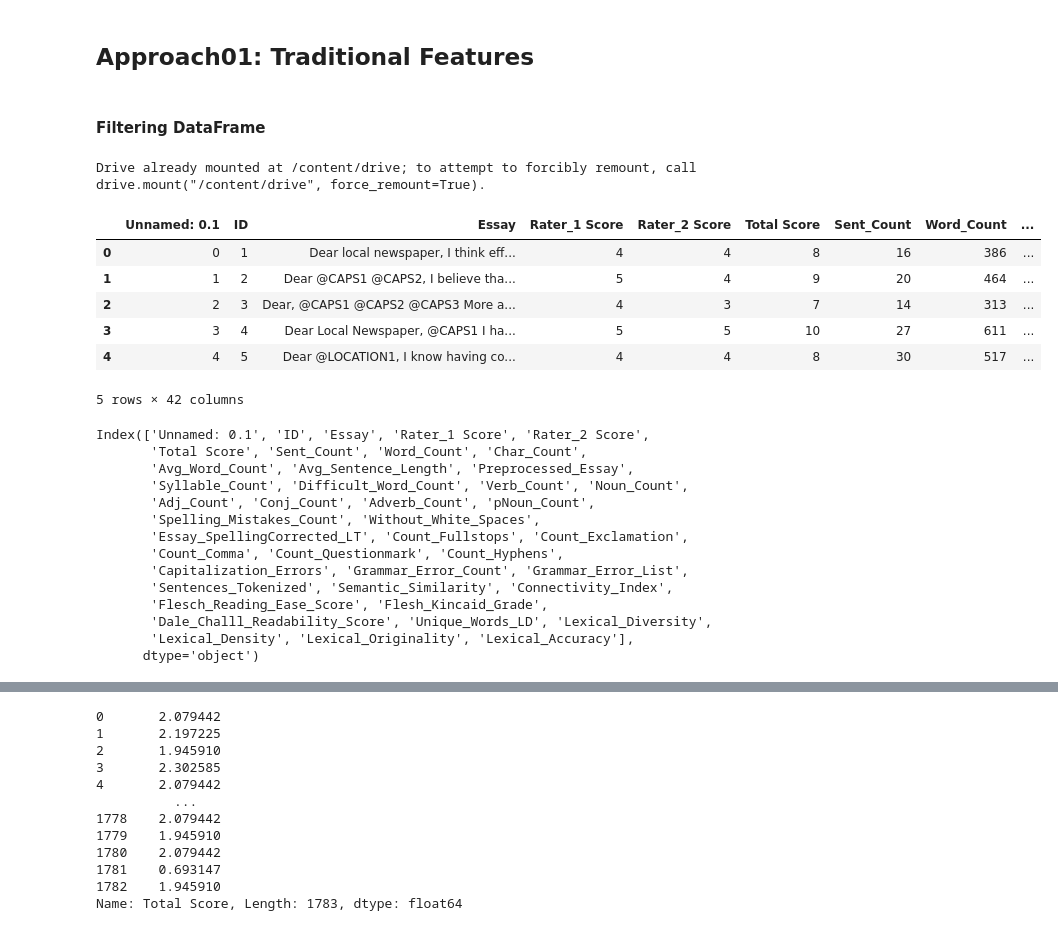
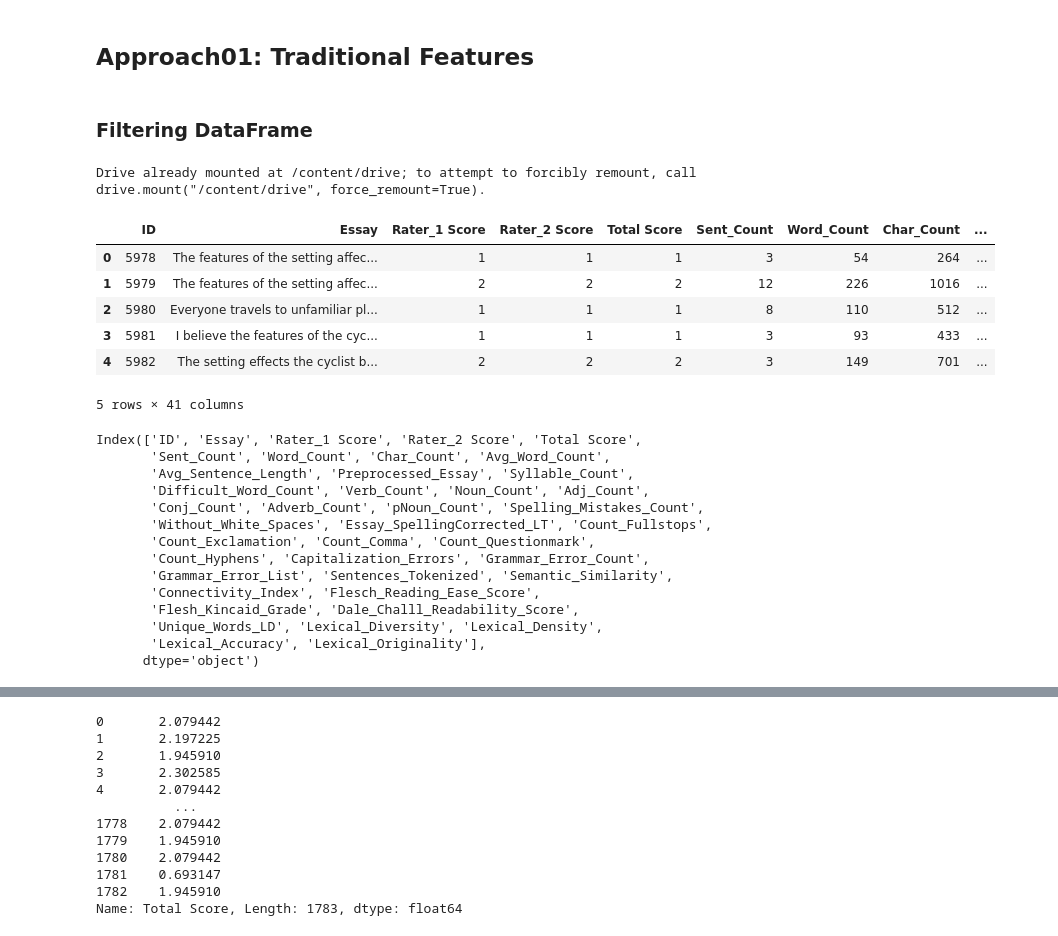
Before and after one commit to mustafabawany/IntelliTech, a Jupyter notebook: Model_Training.ipynb, the cells around one changed output, grey strips where cells are left out. Drawn from its saved outputs; the diff is of its cells as text; code cells hidden in the pictures.

```diff
--- a/Model_Training.ipynb
+++ b/Model_Training.ipynb
@@ -51,35 +48,35 @@ from mlxtend.feature_selection import SequentialFeatureSelector as SFS   #Forwar
 # %% [markdown]
 ## **Approach01: Traditional Features**
 # %% [markdown]
-#### **Filtering DataFrame**
+### **Filtering DataFrame**
 # %%
 from google.colab import drive
 drive.mount('/content/drive')
-df_train = pd.read_csv("/content/drive/My Drive/IntelliTech-DataSet/EssaySet01_Features.csv", index_col =0)
+df_train = pd.read_csv("/content/drive/My Drive/IntelliTech-DataSet/Features/EssaySet03_Features.csv", index_col =0)
 df_train.head()
 # %% [output]
 Drive already mounted at /content/drive; to attempt to forcibly remount, call drive.mount("/content/drive", force_remount=True).
-|  | Unnamed: 0.1 | ID | Essay | Rater_1 Score | Rater_2 Score | Total Score | Sent_Count | Word_Count | ... |
-| 0 | 0 | 1 | Dear local newspaper, I think eff... | 4 | 4 | 8 | 16 | 386 | ... |
-| 1 | 1 | 2 | Dear @CAPS1 @CAPS2, I believe tha... | 5 | 4 | 9 | 20 | 464 | ... |
-| 2 | 2 | 3 | Dear, @CAPS1 @CAPS2 @CAPS3 More a... | 4 | 3 | 7 | 14 | 313 | ... |
-| 3 | 3 | 4 | Dear Local Newspaper, @CAPS1 I ha... | 5 | 5 | 10 | 27 | 611 | ... |
-| 4 | 4 | 5 | Dear @LOCATION1, I know having co... | 4 | 4 | 8 | 30 | 517 | ... |
+|  | ID | Essay | Rater_1 Score | Rater_2 Score | Total Score | Sent_Count | Word_Count | Char_Count | ... |
+| 0 | 5978 | The features of the setting affec... | 1 | 1 | 1 | 3 | 54 | 264 | ... |
+| 1 | 5979 | The features of the setting affec... | 2 | 2 | 2 | 12 | 226 | 1016 | ... |
+| 2 | 5980 | Everyone travels to unfamiliar pl... | 1 | 1 | 1 | 8 | 110 | 512 | ... |
+| 3 | 5981 | I believe the features of the cyc... | 1 | 1 | 1 | 3 | 93 | 433 | ... |
+| 4 | 5982 | The setting effects the cyclist b... | 2 | 2 | 2 | 3 | 149 | 701 | ... |
-5 rows × 42 columns
+5 rows × 41 columns
 # %%
 df_train.columns
 # %% [output]
-Index(['Unnamed: 0.1', 'ID', 'Essay', 'Rater_1 Score', 'Rater_2 Score',
-       'Total Score', 'Sent_Count', 'Word_Count', 'Char_Count',
-       'Avg_Word_Count', 'Avg_Sentence_Length', 'Preprocessed_Essay',
-       'Syllable_Count', 'Difficult_Word_Count', 'Verb_Count', 'Noun_Count',
-       'Adj_Count', 'Conj_Count', 'Adverb_Count', 'pNoun_Count',
-       'Spelling_Mistakes_Count', 'Without_White_Spaces',
-       'Essay_SpellingCorrected_LT', 'Count_Fullstops', 'Count_Exclamation',
-       'Count_Comma', 'Count_Questionmark', 'Count_Hyphens',
-       'Capitalization_Errors', 'Grammar_Error_Count', 'Grammar_Error_List',
-       'Sentences_Tokenized', 'Semantic_Similarity', 'Connectivity_Index',
-       'Flesch_Reading_Ease_Score', 'Flesh_Kincaid_Grade',
-       'Dale_Challl_Readability_Score', 'Unique_Words_LD', 'Lexical_Diversity',
-       'Lexical_Density', 'Lexical_Originality', 'Lexical_Accuracy'],
+Index(['ID', 'Essay', 'Rater_1 Score', 'Rater_2 Score', 'Total Score',
+       'Sent_Count', 'Word_Count', 'Char_Count', 'Avg_Word_Count',
+       'Avg_Sentence_Length', 'Preprocessed_Essay', 'Syllable_Count',
+       'Difficult_Word_Count', 'Verb_Count', 'Noun_Count', 'Adj_Count',
+       'Conj_Count', 'Adverb_Count', 'pNoun_Count', 'Spelling_Mistakes_Count',
+       'Without_White_Spaces', 'Essay_SpellingCorrected_LT', 'Count_Fullstops',
+       'Count_Exclamation', 'Count_Comma', 'Count_Questionmark',
+       'Count_Hyphens', 'Capitalization_Errors', 'Grammar_Error_Count',
+       'Grammar_Error_List', 'Sentences_Tokenized', 'Semantic_Similarity',
+       'Connectivity_Index', 'Flesch_Reading_Ease_Score',
+       'Flesh_Kincaid_Grade', 'Dale_Challl_Readability_Score',
+       'Unique_Words_LD', 'Lexical_Diversity', 'Lexical_Density',
+       'Lexical_Accuracy', 'Lexical_Originality'],
       dtype='object')
```
Also changed, not shown: parts of 73 cells of this notebook, 5 other files.
